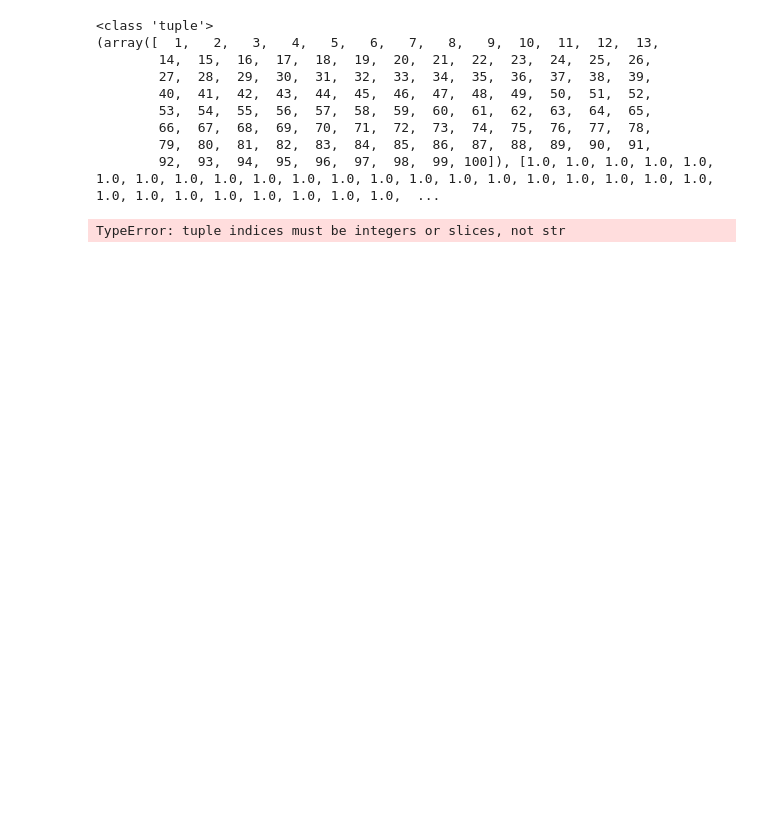
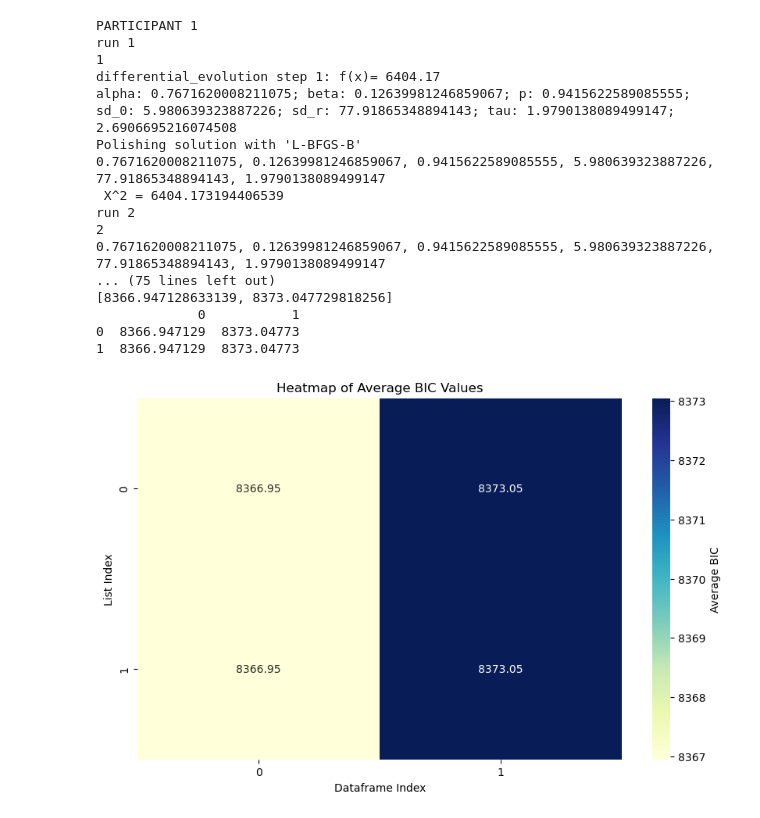
Before and after one commit to joyfan00/FlexDDM, a Jupyter notebook: run_simulations.ipynb, the cells around one changed output. Cells and saved outputs as stored; diff of their text form; code cells hidden in the pictures; blank space fills up the shorter version.

Commit message:
Model recovery updates
Issue with fitting

```diff
--- a/run_simulations.ipynb
+++ b/run_simulations.ipynb
@@ -14,16 +14,23 @@ runsimulations.run_simulations([dstp], 1, 2, 'S1FlankerData.csv', return_datafra
 # %%
 ssp = SSP()
 dmc = DMC()
-dstp = DSTP()
-modelrecovery.model_recovery([ssp, dmc, dstp])
+modelrecovery.model_recovery([ssp, dmc])
 # %% [output]
-<class 'tuple'>
-(array([  1,   2,   3,   4,   5,   6,   7,   8,   9,  10,  11,  12,  13,
-        14,  15,  16,  17,  18,  19,  20,  21,  22,  23,  24,  25,  26,
-        27,  28,  29,  30,  31,  32,  33,  34,  35,  36,  37,  38,  39,
-        40,  41,  42,  43,  44,  45,  46,  47,  48,  49,  50,  51,  52,
-        53,  54,  55,  56,  57,  58,  59,  60,  61,  62,  63,  64,  65,
-        66,  67,  68,  69,  70,  71,  72,  73,  74,  75,  76,  77,  78,
-        79,  80,  81,  82,  83,  84,  85,  86,  87,  88,  89,  90,  91,
-        92,  93,  94,  95,  96,  97,  98,  99, 100]), [1.0, 1.0, 1.0, 1.0, 1.0, 1.0, 1.0, 1.0, 1.0, 1.0, 1.0, 1.0, 1.0, 1.0, 1.0, 1.0, 1.0, 1.0, 1.0, 1.0, 1.0, 1.0, 1.0, 1.0, 1.0, 1.0, 1.0, 1.0, 1.0,  ...
+PARTICIPANT 1
+run 1
+1
+differential_evolution step 1: f(x)= 6404.17
+alpha: 0.7671620008211075; beta: 0.12639981246859067; p: 0.9415622589085555; sd_0: 5.980639323887226; sd_r: 77.91865348894143; tau: 1.9790138089499147;
+2.6906695216074508
+Polishing solution with 'L-BFGS-B'
+0.7671620008211075, 0.12639981246859067, 0.9415622589085555, 5.980639323887226, 77.91865348894143, 1.9790138089499147
+ X^2 = 6404.173194406539
+run 2
+2
+0.7671620008211075, 0.12639981246859067, 0.9415622589085555, 5.980639323887226, 77.91865348894143, 1.9790138089499147
+... (75 lines left out)
+[8366.947128633139, 8373.047729818256]
+             0           1
+0  8366.947129  8373.04773
+1  8366.947129  8373.04773
-TypeError: tuple indices must be integers or slices, not str
+[figure, added]
```
Also changed, not shown: parts of 1 cell of this notebook, 12 other files.
